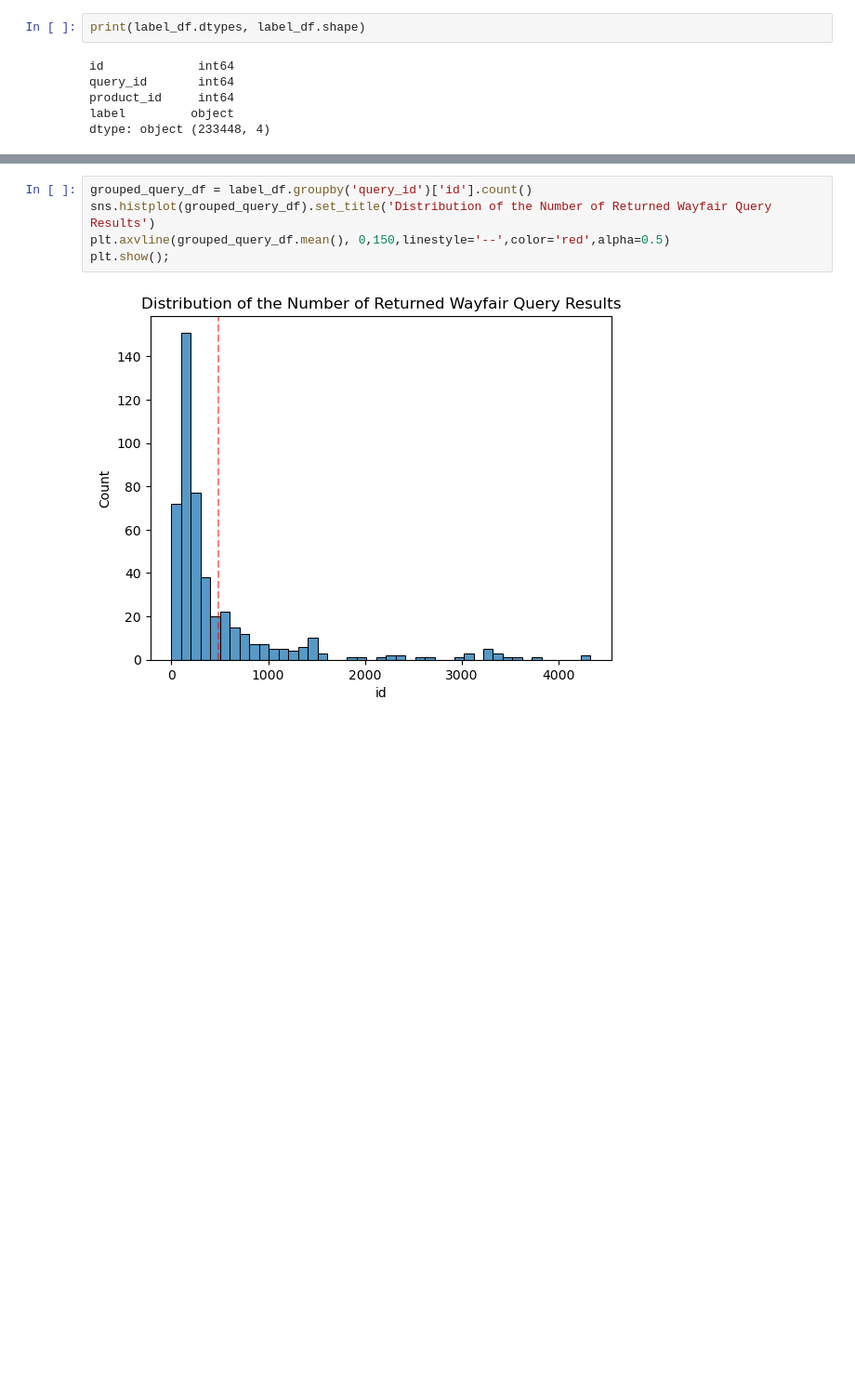
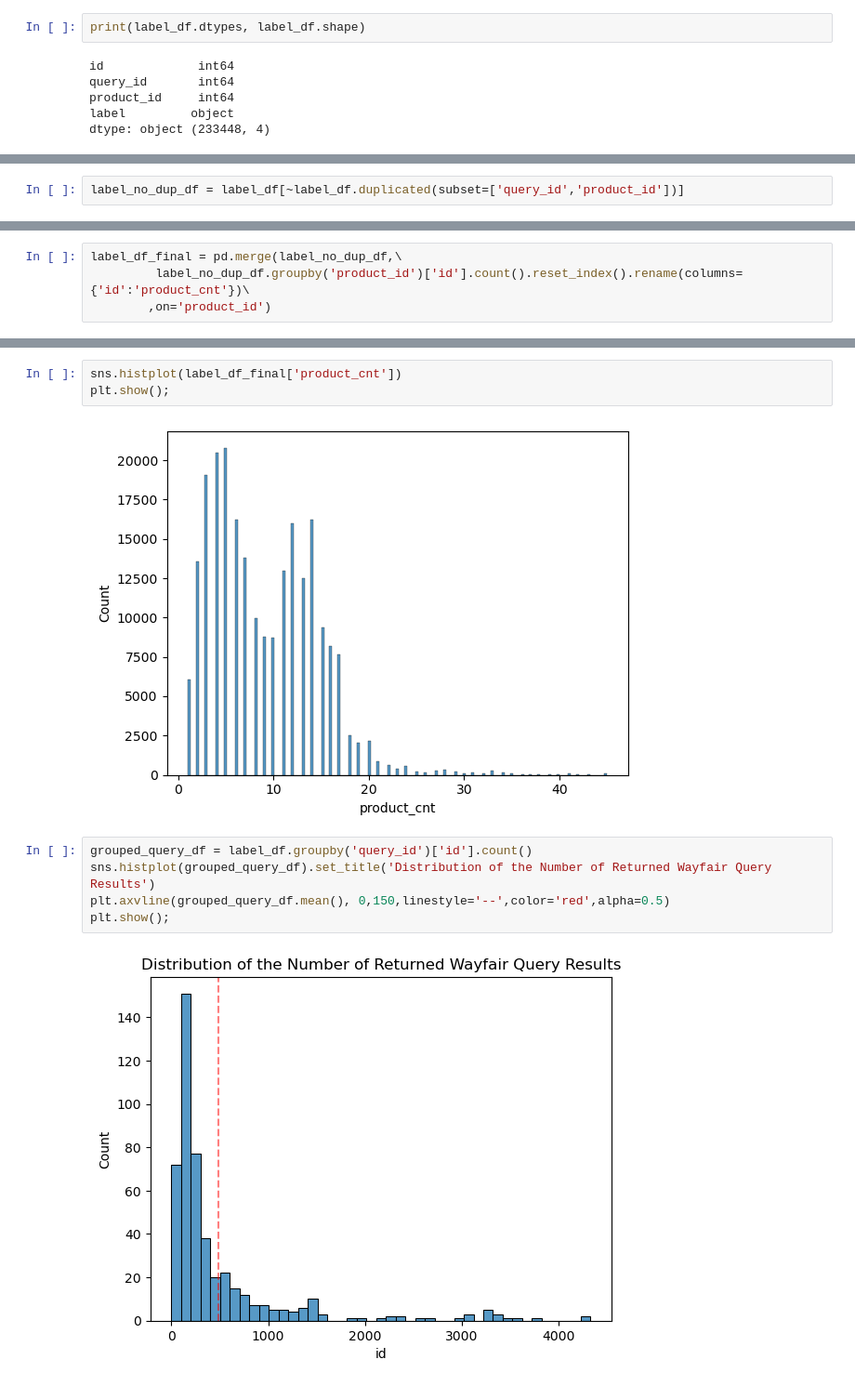
Before and after one commit to jforster19/Data620, a Jupyter notebook: Final Project.ipynb, the cells around one changed output, grey strips where cells are left out. Shown at 93% size. Cells and saved outputs as stored; diff of their text form; blank space fills up the shorter version.

```diff
--- a/Final Project.ipynb
+++ b/Final Project.ipynb
@@ -49,0 +80,2 @@ dtype: object (233448, 4)
+# %%
+label_no_dup_df = label_df[~label_df.duplicated(subset=['query_id','product_id'])]
@@ -49,0 +87,4 @@ dtype: object (233448, 4)
+# %%
+label_df_final = pd.merge(label_no_dup_df,\
+         label_no_dup_df.groupby('product_id')['id'].count().reset_index().rename(columns={'id':'product_cnt'})\
+        ,on='product_id')
@@ -50,3 +103,8 @@ dtype: object (233448, 4)
+# %%
+sns.histplot(label_df_final['product_cnt'])
+plt.show();
+# %% [output]
+[figure, added]
 # %%
 grouped_query_df = label_df.groupby('query_id')['id'].count()
 sns.histplot(grouped_query_df).set_title('Distribution of the Number of Returned Wayfair Query Results')
```
Also changed, not shown: parts of 52 cells of this notebook.
